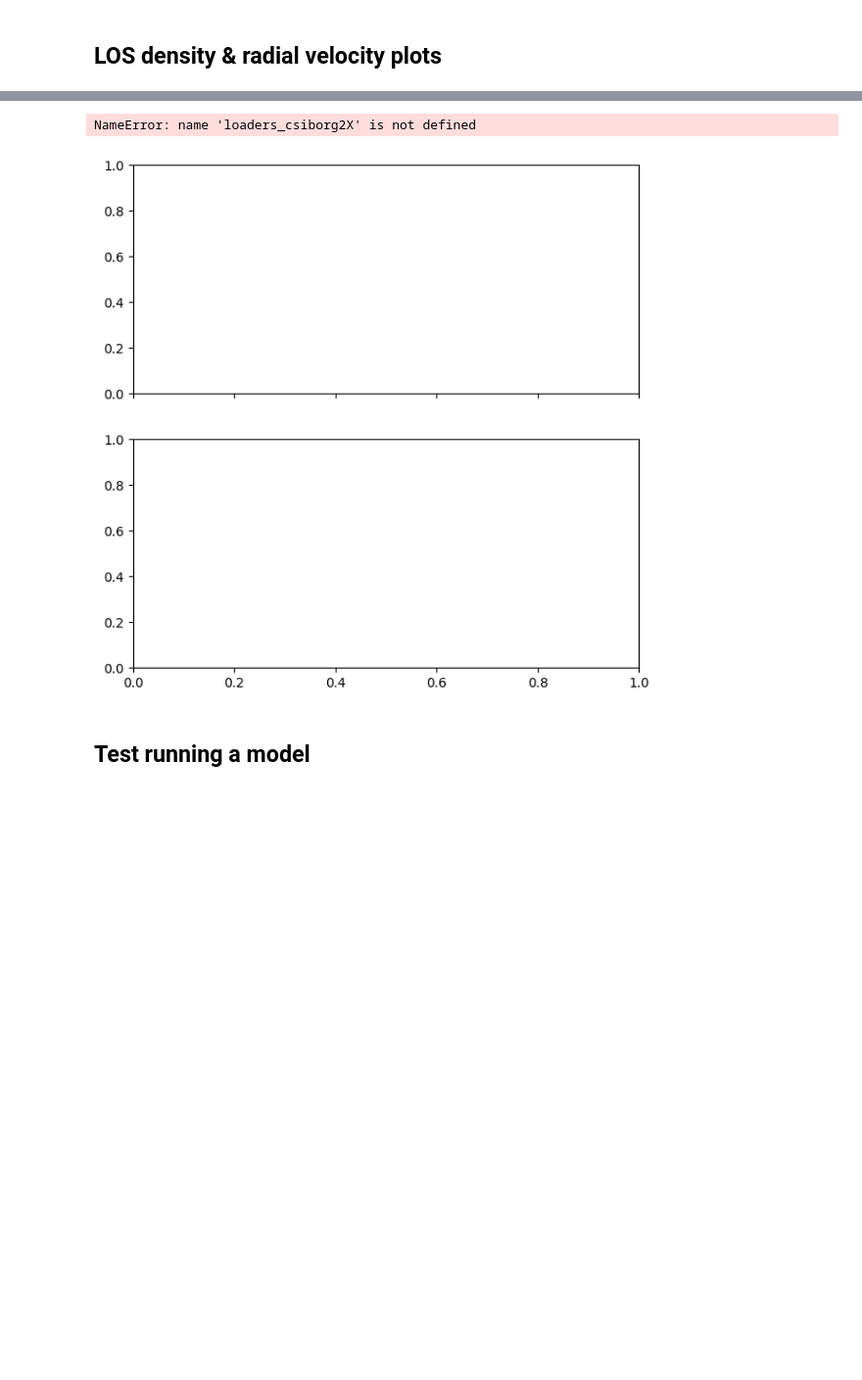
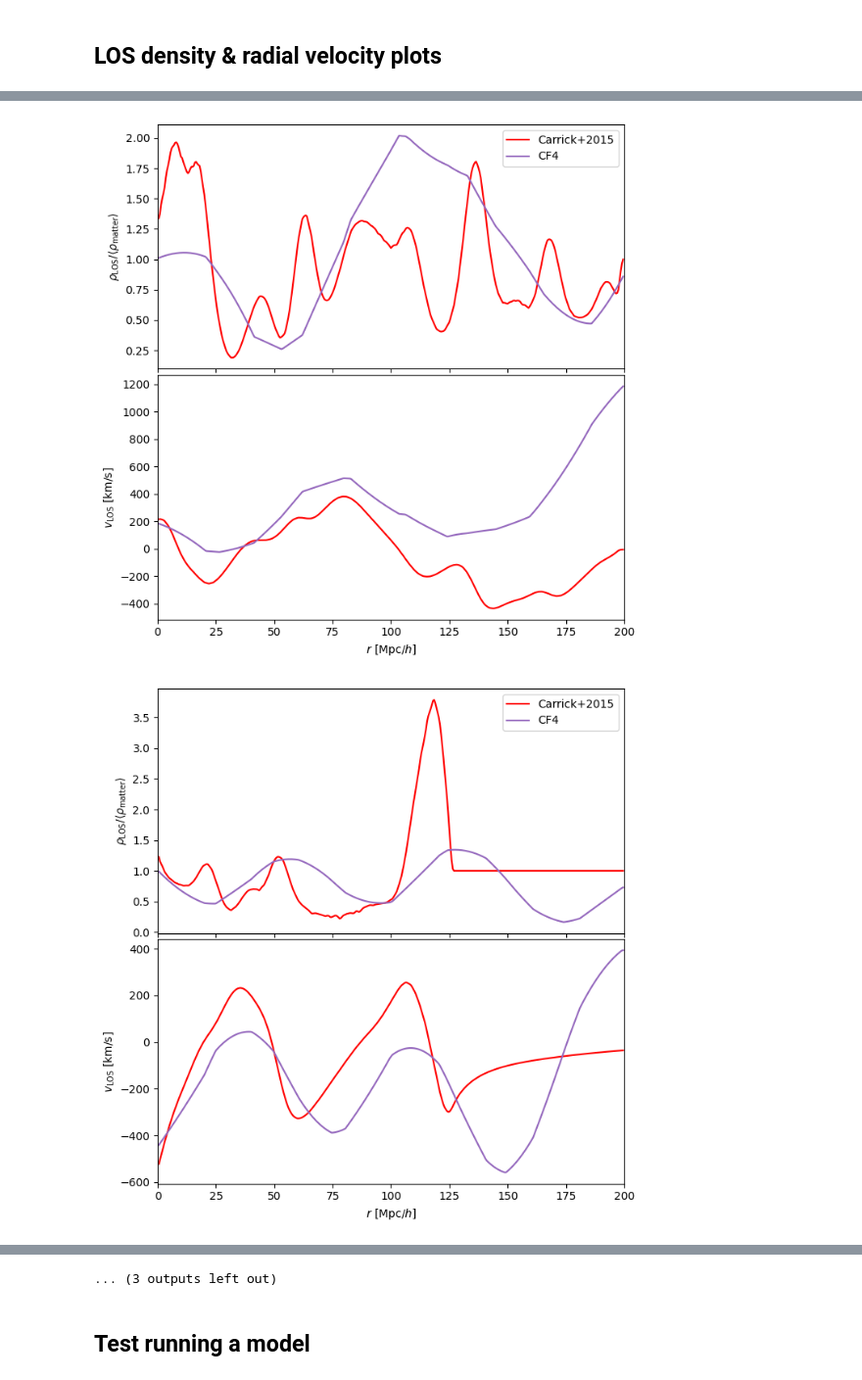
Before and after one commit to Richard-Sti/csiborgtools_public, a Jupyter notebook: notebooks/flow/flow_calibration.ipynb, the cells around one changed output, grey strips where cells are left out. Shown at 98% size. Saved outputs shown, nothing was run; the diff lists cells and outputs as text; code cells hidden in the pictures; blank space fills up the shorter version.

```diff
--- a/notebooks/flow/flow_calibration.ipynb
+++ b/notebooks/flow/flow_calibration.ipynb
@@ -38,7 +41,9 @@ paths = csiborgtools.read.Paths(**csiborgtools.paths_glamdring)
 # %%
 fpath = "/mnt/extraspace/rstiskalek/catalogs/PV_compilation.hdf5"
 
-loader_carrick = csiborgtools.flow.DataLoader("Carrick2015", 0, "LOSS", fpath, paths, ksmooth=0, )
-loaders_csiborg2X = [csiborgtools.flow.DataLoader("csiborg2X", i, "LOSS", fpath, paths, ksmooth=1, verbose=False) for i in range(20)]
-loaders_csiborg2 = [csiborgtools.flow.DataLoader("csiborg2_main", i, "LOSS", fpath, paths, ksmooth=1, verbose=False) for i in range(20)]
+loader_carrick = csiborgtools.flow.DataLoader("Carrick2015", [0], "LOSS", fpath, paths, ksmooth=0, )
+# loaders_csiborg2X = [csiborgtools.flow.DataLoader("csiborg2X", i, "LOSS", fpath, paths, ksmooth=1, verbose=False) for i in range(20)]
+# loaders_csiborg2 = [csiborgtools.flow.DataLoader("csiborg2_main", i, "LOSS", fpath, paths, ksmooth=1, verbose=False) for i in range(20)]
+
+loader_CF4 = csiborgtools.flow.DataLoader("CF4gp", [0], "LOSS", fpath, paths, ksmooth=0, )
 # %% [output]
@@ -48,49 +56,58 @@ loaders_csiborg2 = [csiborgtools.flow.DataLoader("csiborg2_main", i, "LOSS", fpa
 # %%
-ks = [i for i in range(50)]
+ks = [i for i in range(15)]
+# ks = [0, 1, 2, 3, 4, 5, 6, ]
 
 for k in ks:
     fig, axs = plt.subplots(2, 1, figsize=(7, 7), sharex=True)
     fig.subplots_adjust(wspace=0)
     cols = plt.rcParams['axes.prop_cycle'].by_key()['color']
-    # CSiBORG2
-    x = loaders_csiborg2X[0].rdist
-    y = np.asarray([loaders_csiborg2[i].los_density[k, :] for i in range(len(loaders_csiborg2X))])
-    ylow, ymed, yhigh = np.percentile(y, [16, 50, 84], axis=0)
-    axs[0].fill_between(x, ylow, yhigh, color=cols[0], alpha=0.25)
-    axs[0].plot(x, ymed, color=cols[0], label="CSiBORG2")
 
-    y = np.asarray([loaders_csiborg2[i].los_radial_velocity[k, :] for i in range(len(loaders_csiborg2X))])
-    ylow, ymed, yhigh = np.percentile(y, [16, 50, 84], axis=0)
-    axs[1].fill_between(x, ylow, yhigh, color=cols[0], alpha=0.25)
-    axs[1].plot(x, ymed, color=cols[0], label="CSiBORG2")
+    # # CSiBORG2
+    # x = loaders_csiborg2X[0].rdist
+    # y = np.asarray([loaders_csiborg2[i].los_density[k, :] for i in range(len(loaders_csiborg2X))])
+    # ylow, ymed, yhigh = np.percentile(y, [16, 50, 84], axis=0)
+    # axs[0].fill_between(x, ylow, yhigh, color=cols[0], alpha=0.25)
+    # axs[0].plot(x, ymed, color=cols[0], label="CSiBORG2")
 
-    # CSiBORG2X
-    x = loaders_csiborg2X[0].rdist
-    y = np.asarray([loaders_csiborg2X[i].los_density[k, :] for i in range(len(loaders_csiborg2X))])
-    ylow, ymed, yhigh = np.percentile(y, [16, 50, 84], axis=0)
-    axs[0].fill_between(x, ylow, yhigh, color=cols[1], alpha=0.25)
-    axs[0].plot(x, ymed, color=cols[1], label="CSiBORG2X")
+    # y = np.asarray([loaders_csiborg2[i].los_radial_velocity[k, :] for i in range(len(loaders_csiborg2X))])
+    # ylow, ymed, yhigh = np.percentile(y, [16, 50, 84], axis=0)
+    # axs[1].fill_between(x, ylow, yhigh, color=cols[0], alpha=0.25)
+    # axs[1].plot(x, ymed, color=cols[0], label="CSiBORG2")
 
-    y = np.asarray([loaders_csiborg2X[i].los_radial_velocity[k, :] for i in range(len(loaders_csiborg2X))])
-    ylow, ymed, yhigh = np.percentile(y, [16, 50, 84], axis=0)
-    axs[1].fill_between(x, ylow, yhigh, color=cols[1], alpha=0.25)
-    axs[1].plot(x, ymed, color=cols[1], label="CSiBORG2X")
+    # # CSiBORG2X
+    # x = loaders_csiborg2X[0].rdist
+    # y = np.asarray([loaders_csiborg2X[i].los_density[k, :] for i in range(len(loaders_csiborg2X))])
+    # ylow, ymed, yhigh = np.percentile(y, [16, 50, 84], axis=0)
+    # axs[0].fill_between(x, ylow, yhigh, color=cols[1], alpha=0.25)
+    # axs[0].plot(x, ymed, color=cols[1], label="CSiBORG2X")
+
+    # y = np.asarray([loaders_csiborg2X[i].los_radial_velocity[k, :] for i in range(len(loaders_csiborg2X))])
+    # ylow, ymed, yhigh = np.percentile(y, [16, 50, 84], axis=0)
+    # axs[1].fill_between(x, ylow, yhigh, color=cols[1], alpha=0.25)
+    # axs[1].plot(x, ymed, color=cols[1], label="CSiBORG2X")
 
     # Plot Carrick+2015
-    axs[0].plot(loader_carrick.rdist, loader_carrick.los_density[k, :], color="red", label="Carrick+2015")
-    axs[1].plot(loader_carrick.rdist, loader_carrick.los_radial_velocity[k, :] * 0.43, color="red")
+    axs[0].plot(loader_carrick.rdist, loader_carrick.los_density[0, k, :], color="red", label="Carrick+2015")
+    axs[1].plot(loader_carrick.rdist, loader_carrick.los_radial_velocity[0, k, :] * 0.43, color="red")
+
+    # Plot CF4
+    c = cols[4]
+    axs[0].plot(loader_CF4.rdist, loader_CF4.los_density[0, k, :], color=c, label="CF4")
+    axs[1].plot(loader_CF4.rdist, loader_CF4.los_radial_velocity[0, k, :], color=c)
 
 
     axs[1].set_xlabel(r"$r ~ [\mathrm{Mpc} / h]$")
     axs[0].set_ylabel(r"$\rho_{\rm LOS} / \langle \rho_{\rm matter} \rangle$")
     axs[1].set_ylabel(r"$v_{\rm LOS} ~ [\mathrm{km/s}]$")
-    axs[0].set_yscale("log")
+    # axs[0].set_yscale("log")
 
     axs[0].legend(loc="upper right")
     axs[0].set_xlim(0, 200)
 
     fig.tight_layout(w_pad=0, h_pad=0)
-    fig.savefig(f"../../plots/LOSS_los_{k}.png", dpi=500, bbox_inches="tight")
+    # fig.savefig(f"../../plots/LOSS_los_{k}.png", dpi=500, bbox_inches="tight")
 
     fig.show()
 # %% [output]
+[figure, new version]
+[figure, added]
@@ -97,5 +124,4 @@ for k in ks:
-NameError: name 'loaders_csiborg2X' is not defined
+... (3 outputs left out)
-[figure, old version]
 # %% [markdown]
 ## Test running a model
 # %%
```
Also changed, not shown: parts of 6 cells of this notebook, 8 other files.
